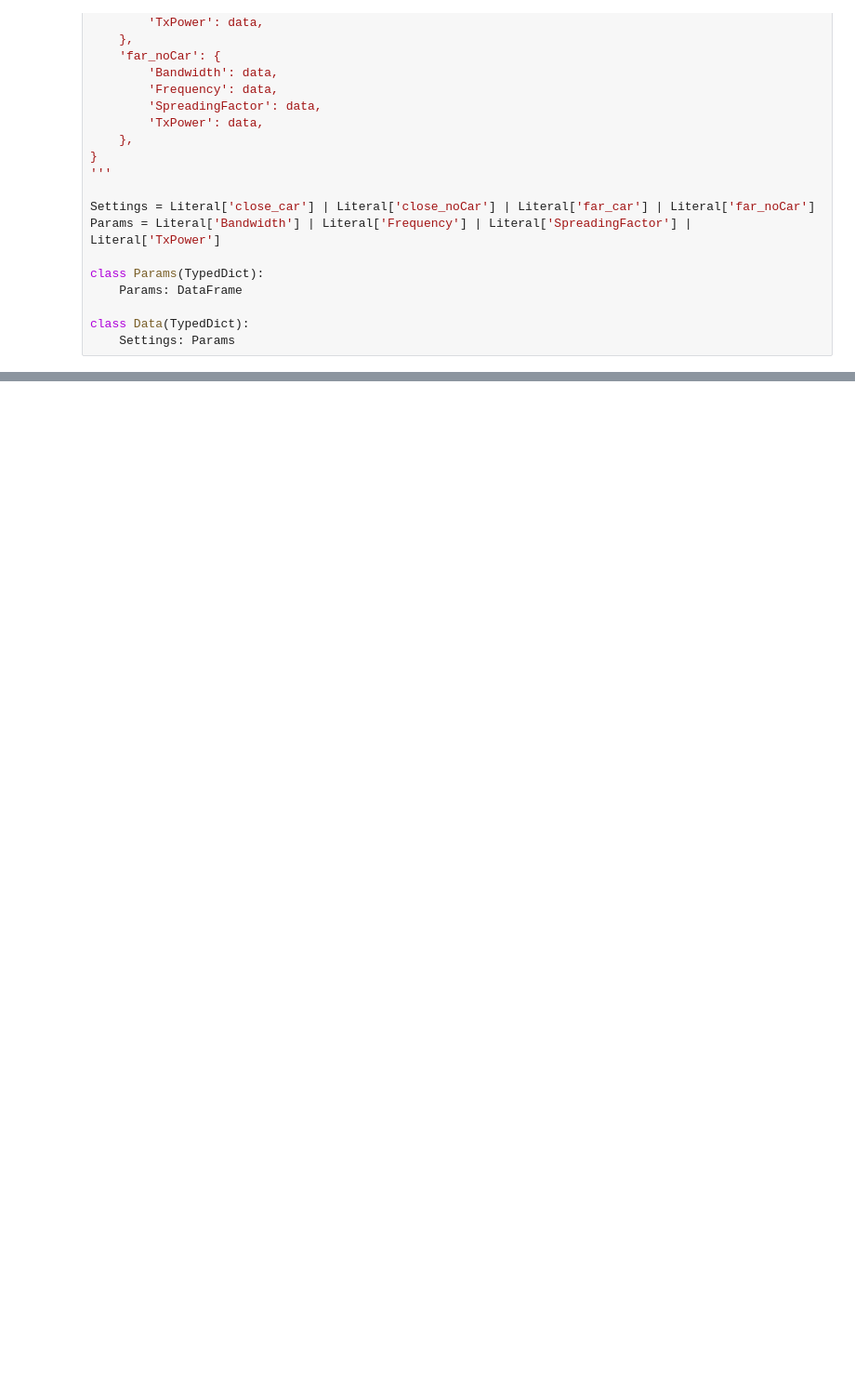
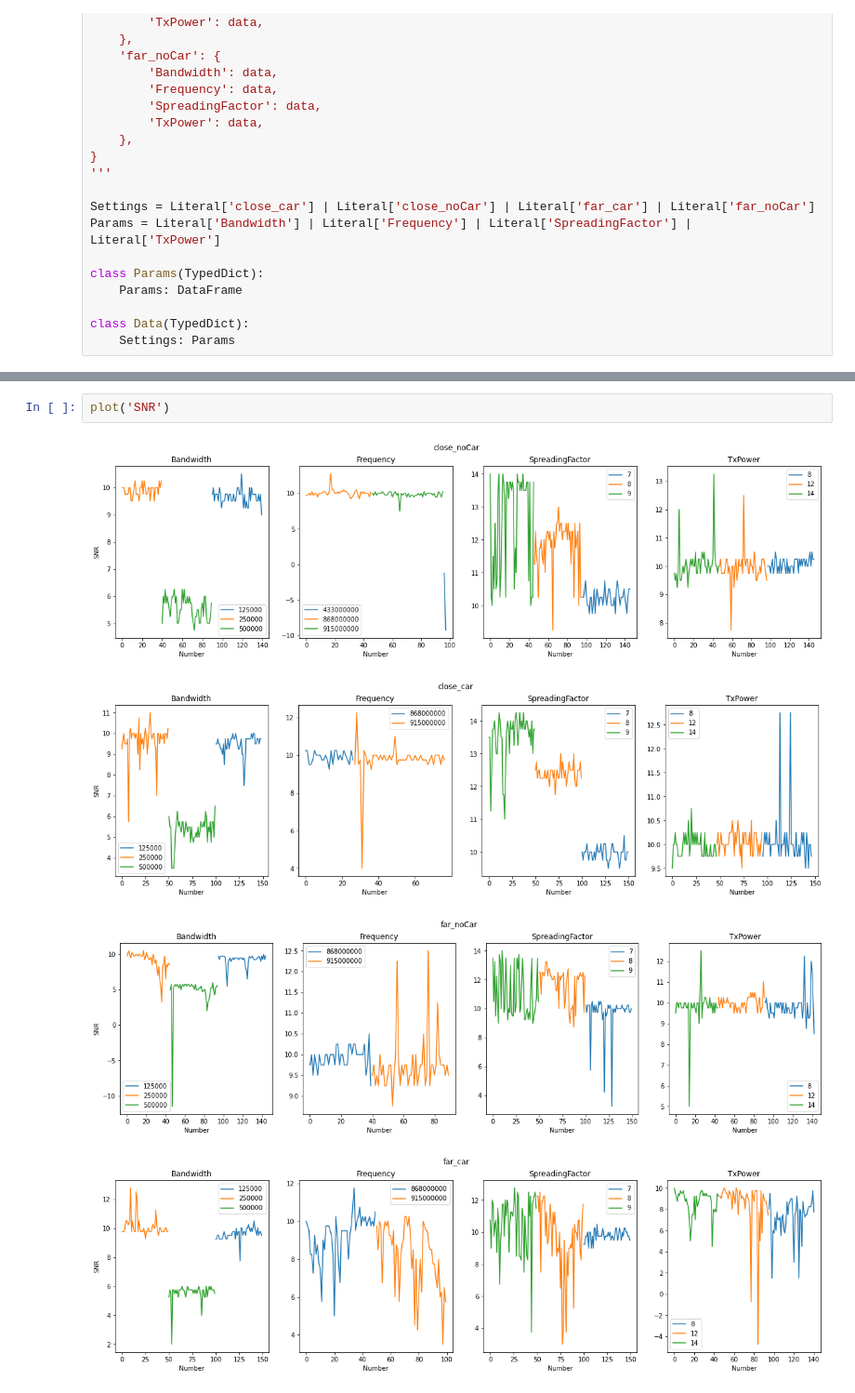
Before and after one commit to Kaiqi-Liang/CITS4419-Project, a Jupyter notebook: LoRa-Analysis.ipynb, the cells around one changed output, grey strips where cells are left out. Shown: that part at 93% size. Cells and saved outputs as stored; diff of their text form; blank space fills up the shorter version.

```diff
--- a/LoRa-Analysis.ipynb
+++ b/LoRa-Analysis.ipynb
@@ -92,0 +101,7 @@ for setting, params in data.items():
+# %%
+plot('SNR')
+# %% [output]
+[figure, added]
+[figure, added]
+[figure, added]
+[figure, added]
```
Also changed, not shown: parts of 5 cells of this notebook.
